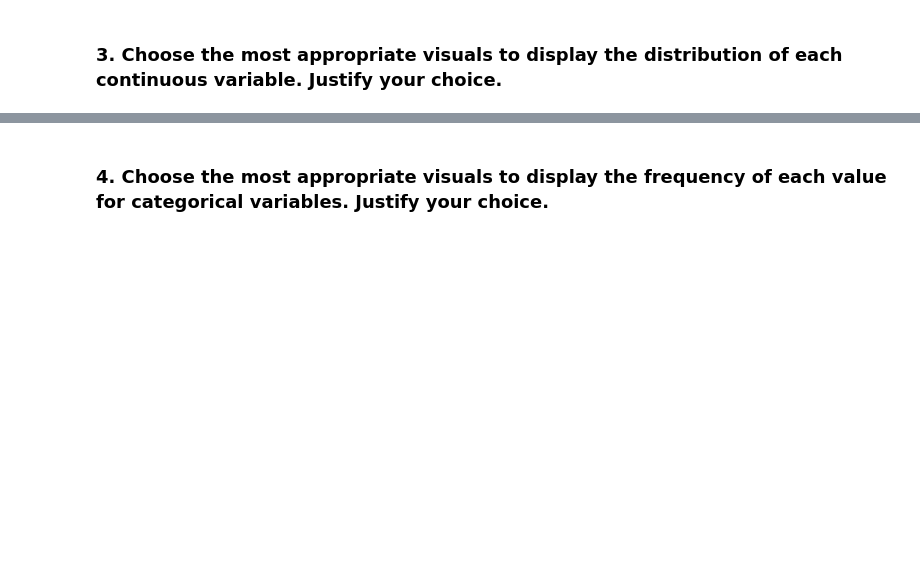
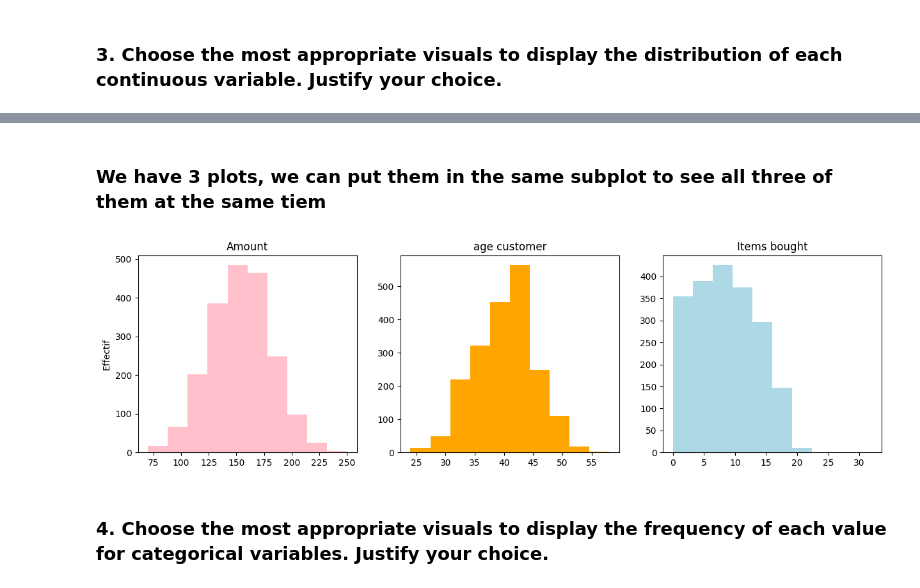
Before and after one commit to maramgueye/datascience_with_python, a Jupyter notebook: Final_Assessment_Gueye_Maram_studentID.ipynb, the cells around one changed output, grey strips where cells are left out. Cells and saved outputs as stored; diff of their text form; code cells hidden in the pictures; blank space fills up the shorter version.

```diff
--- a/Final_Assessment_Gueye_Maram_studentID.ipynb
+++ b/Final_Assessment_Gueye_Maram_studentID.ipynb
@@ -207,2 +199,21 @@ plt.show()
+# %% [markdown]
+### We have 3 plots, we can put them in the same subplot to see all three of them at the same tiem
+# %%
+fig, ax = plt.subplots(1, 3, figsize=(15, 4))
+# amount
+ax[0].hist(data['amount'], range=(70, 250), color='pink')
+ax[0].set_title('Amount')
+ax[0].set_ylabel('Effectif')
+# age customer
+ax[1].hist(data['age customer'], color='orange')
+ax[1].set_title('age customer')
+# items bought
+ax[2].hist(data['items bought'], color='lightblue')
+ax[2].set_title('Items bought')
+
+#plt.tight_layout()
+plt.show()
+# %% [output]
+[figure, added]
 # %% [markdown]
 ### 4. Choose the most appropriate visuals to display the frequency of each value for categorical variables. Justify your choice.
```
Also changed, not shown: parts of 26 cells of this notebook.
